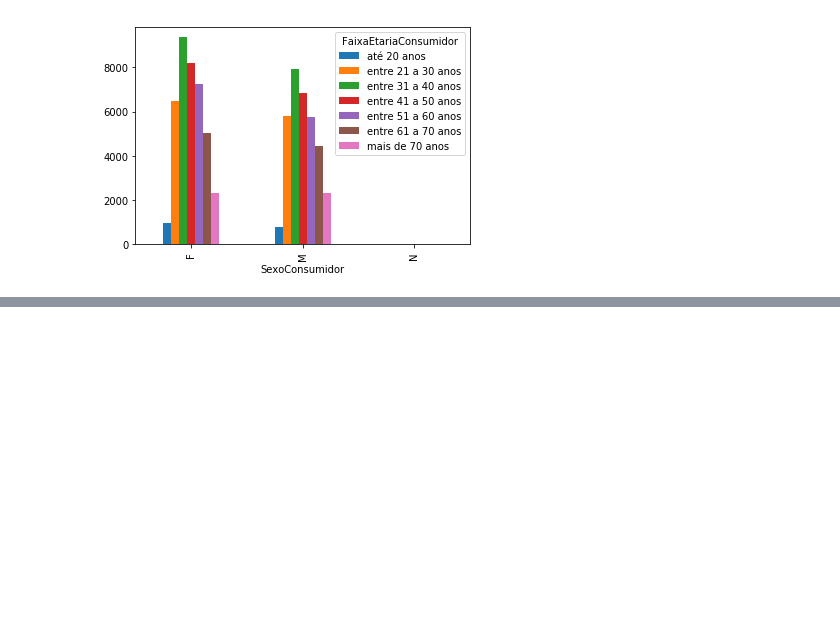
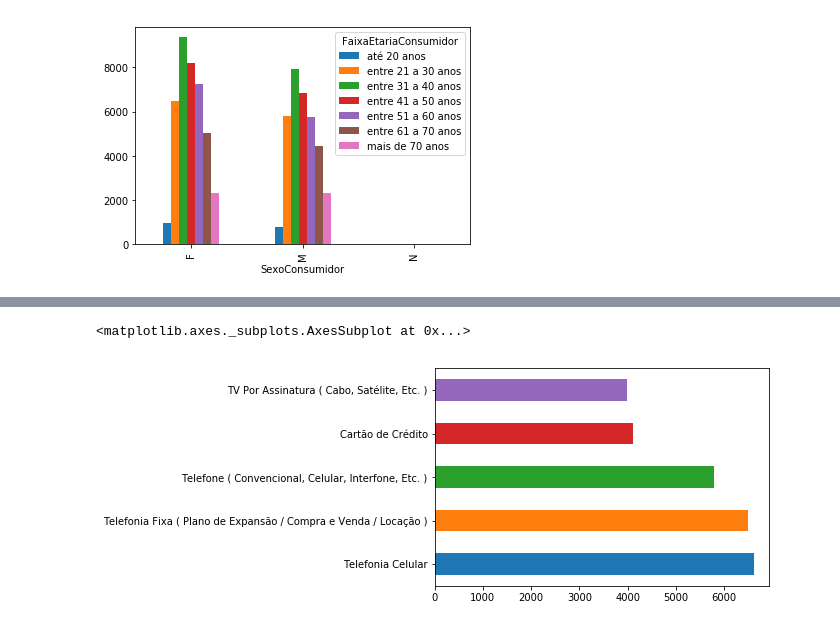
Before and after one commit to if1015-datascience-ufpe/2018-2-projeto-cambridge-analytica, a Jupyter notebook: script.ipynb, the cells around one changed output, grey strips where cells are left out. Saved outputs shown, nothing was run; the diff lists cells and outputs as text; code cells hidden in the pictures; blank space fills up the shorter version.

```diff
--- a/script.ipynb
+++ b/script.ipynb
@@ -277,0 +290,5 @@ dataset.groupby(['FaixaEtariaConsumidor','SexoConsumidor']).count()['Atendida'].
+# %%
+dataset['DescricaoAssunto'].value_counts().head().plot(kind='barh')
+# %% [output]
+<matplotlib.axes._subplots.AxesSubplot at 0x...>
+[figure, added]
```
Also changed, not shown: parts of 12 cells of this notebook.
